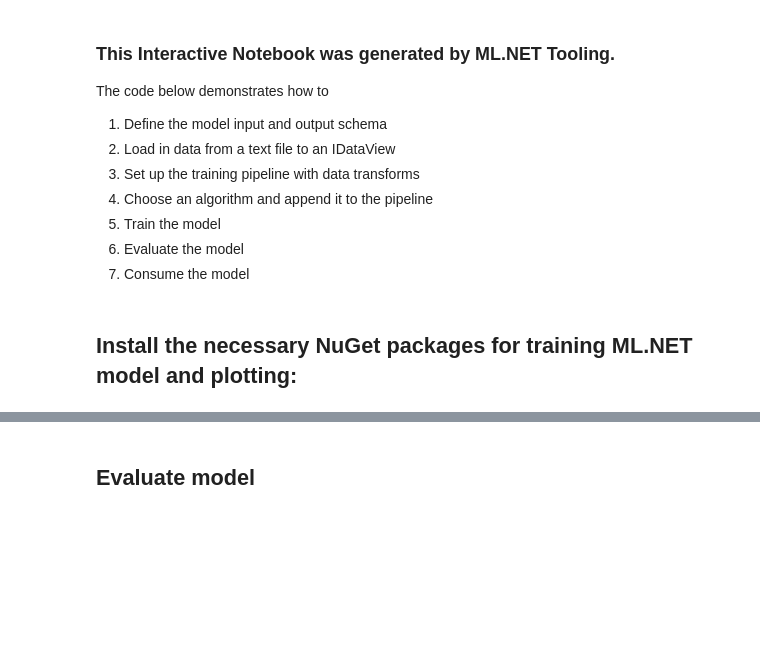
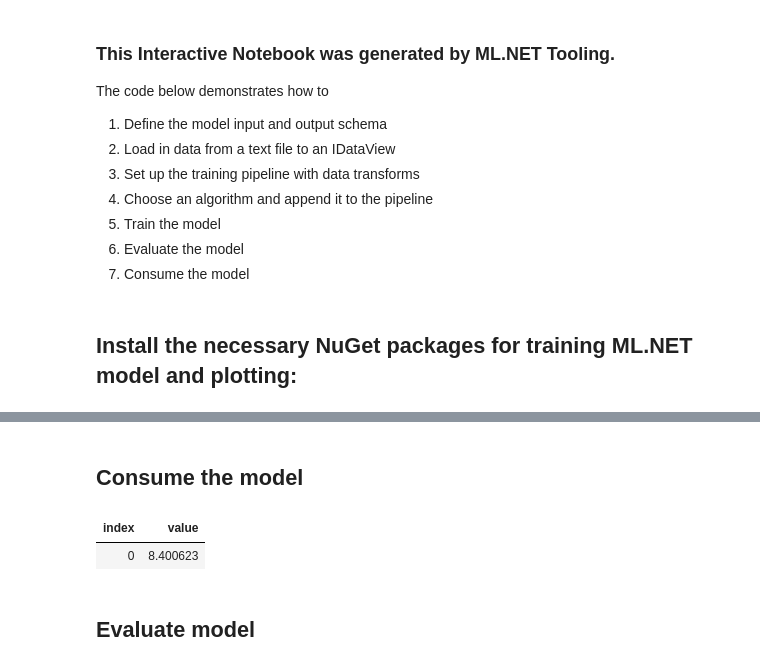
Before and after one commit to JakeRadMSFT/ExampleNotebooks, a Jupyter notebook: src/ExampleNotebooks/DraftNotebooks/AutoML-Regression-TaxiFare.ipynb, the cells around one changed output, grey strips where cells are left out. Cells and saved outputs as stored; diff of their text form; code cells hidden in the pictures; blank space fills up the shorter version.

Commit message:
Add consume

```diff
--- a/src/ExampleNotebooks/DraftNotebooks/AutoML-Regression-TaxiFare.ipynb
+++ b/src/ExampleNotebooks/DraftNotebooks/AutoML-Regression-TaxiFare.ipynb
@@ -104,3 +99,28 @@ Parameters: { "0": {}, "1": { "NumberOfTrees": 9, "NumberOfLeaves": 9, "FeatureF
+# %% [markdown]
+## Consume the model
+# %%
+// Define sample data
+var data  = new DataFrame(new StringDataFrameColumn("vendor_id"), new PrimitiveDataFrameColumn<float>("rate_code"), new PrimitiveDataFrameColumn<float>("passenger_count"), new PrimitiveDataFrameColumn<float>("trip_time_in_secs"), new PrimitiveDataFrameColumn<float>("trip_distance"),new StringDataFrameColumn("payment_type"));
+data.Append(new List<KeyValuePair<string,object>>()
+{
+	new KeyValuePair<string,object>("vendor_id",@"CMT"),
+	new KeyValuePair<string,object>("rate_code",1F),
+	new KeyValuePair<string,object>("passenger_count",1F),
+	new KeyValuePair<string, object> ("trip_time_in_secs",474F),
+	new KeyValuePair<string, object> ("trip_distance",1.5F),
+	new KeyValuePair<string, object> ("payment_type",@"payment_type")
+},true);
+var model = result.Model;
+
+//Use the model to transform the sample data.
+var output = model.Transform(data);
+
+// Get the predicted score with the sample data.
+var predictedScore = output.GetColumn<float>("Score");
+predictedScore
+# %% [output]
+| index | value |
+| 0 | 8.400623 |
 # %% [markdown]
 ## Evaluate model
 # %%
```
Also changed, not shown: parts of 4 cells of this notebook.
